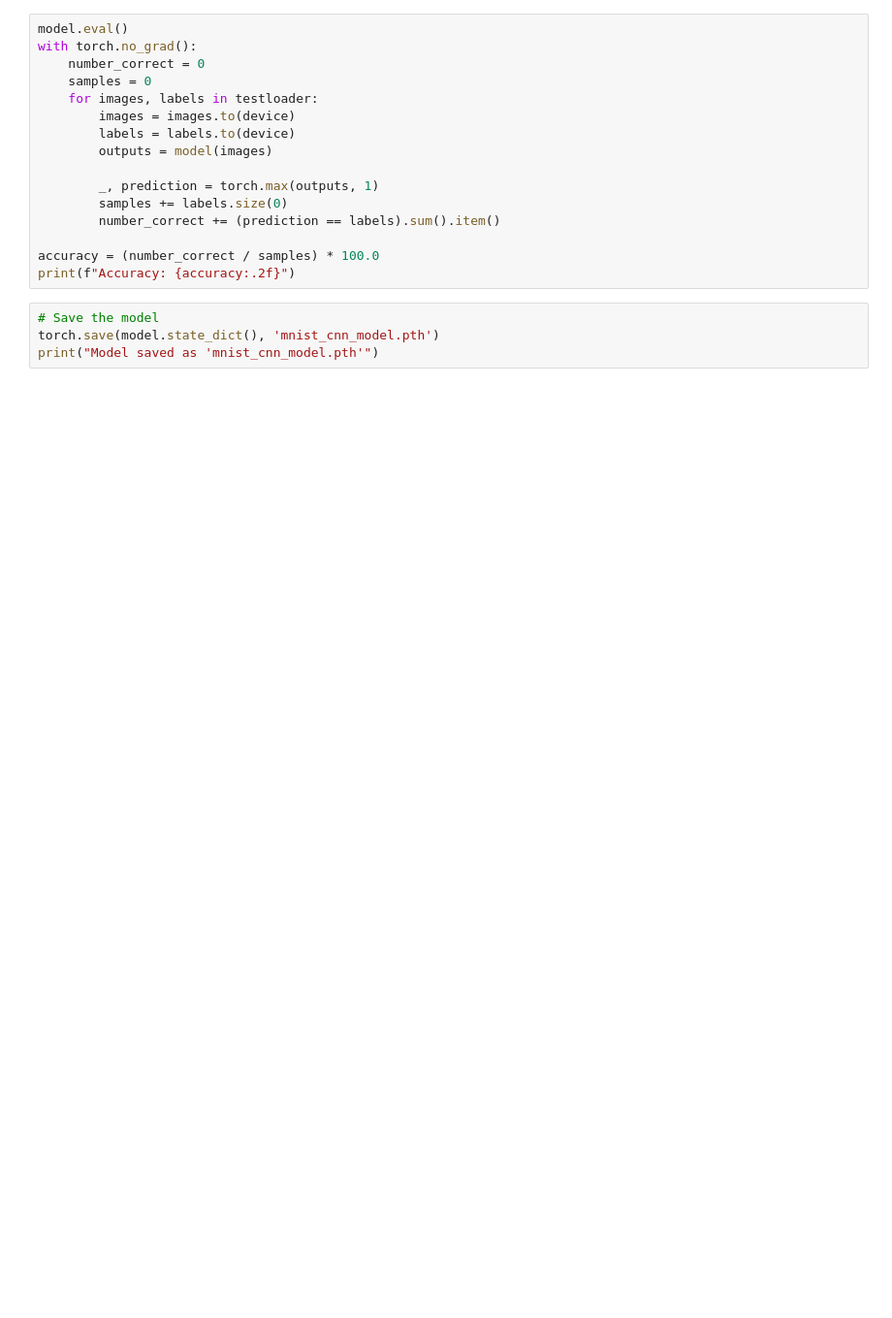
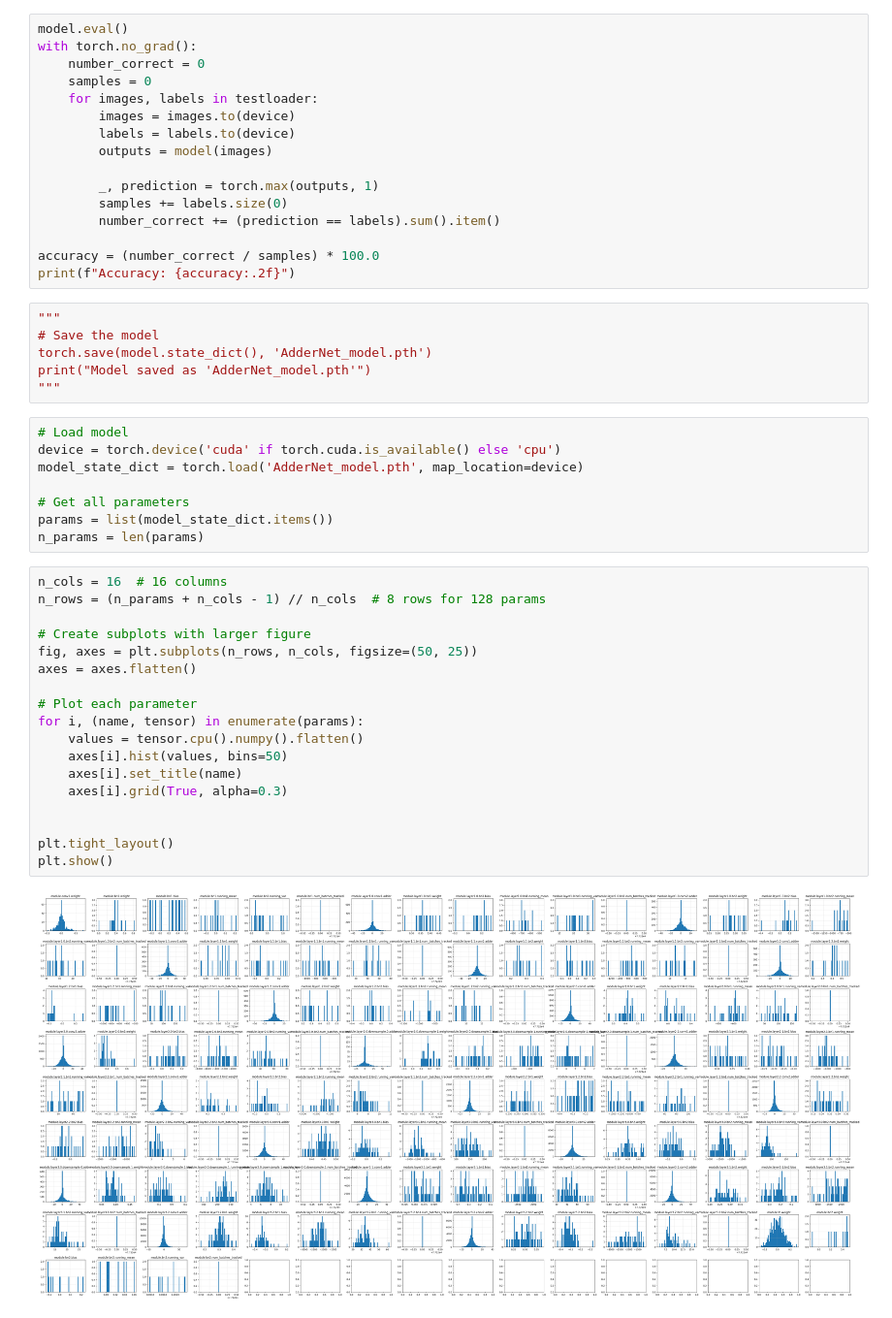
Before and after one commit to ckeegan12/Resnet20, a Jupyter notebook: lib/AdderNet/main.ipynb, the cells around one changed output. Shown at 97% size. Drawn from its saved outputs; the diff is of its cells as text; blank space fills up the shorter version.

```diff
--- a/lib/AdderNet/main.ipynb
+++ b/lib/AdderNet/main.ipynb
@@ -81,6 +95,36 @@ with torch.no_grad():
 accuracy = (number_correct / samples) * 100.0
 print(f"Accuracy: {accuracy:.2f}")
 # %%
+"""
 # Save the model
-torch.save(model.state_dict(), 'mnist_cnn_model.pth')
-print("Model saved as 'mnist_cnn_model.pth'")
+torch.save(model.state_dict(), 'AdderNet_model.pth')
+print("Model saved as 'AdderNet_model.pth'")
+"""
+# %%
+# Load model
+device = torch.device('cuda' if torch.cuda.is_available() else 'cpu')
+model_state_dict = torch.load('AdderNet_model.pth', map_location=device)
+
+# Get all parameters
+params = list(model_state_dict.items())
+n_params = len(params)
+# %%
+n_cols = 16  # 16 columns
+n_rows = (n_params + n_cols - 1) // n_cols  # 8 rows for 128 params
+
+# Create subplots with larger figure
+fig, axes = plt.subplots(n_rows, n_cols, figsize=(50, 25))
+axes = axes.flatten()
+
+# Plot each parameter
+for i, (name, tensor) in enumerate(params):
+    values = tensor.cpu().numpy().flatten()
+    axes[i].hist(values, bins=50)
+    axes[i].set_title(name)
+    axes[i].grid(True, alpha=0.3)
+
+
+plt.tight_layout()
+plt.show()
+# %% [output]
+[figure, added]
```
Also changed, not shown: parts of 10 cells of this notebook, 5 other files.
